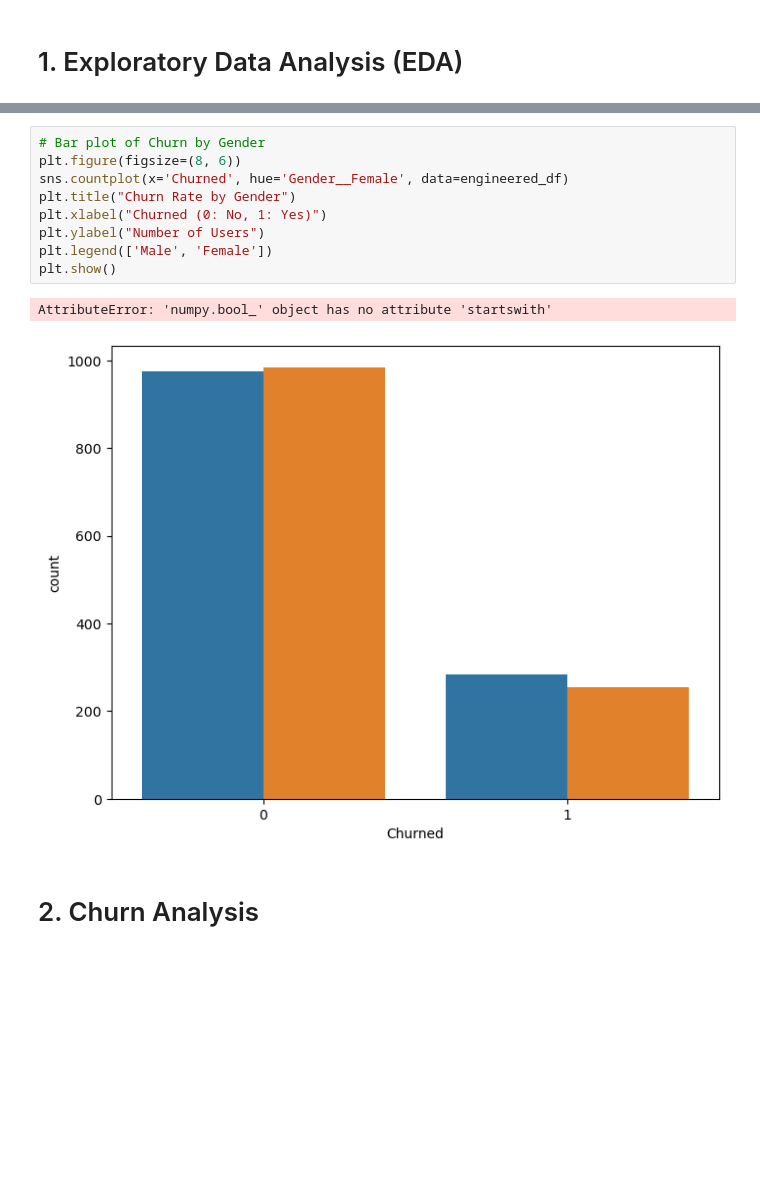
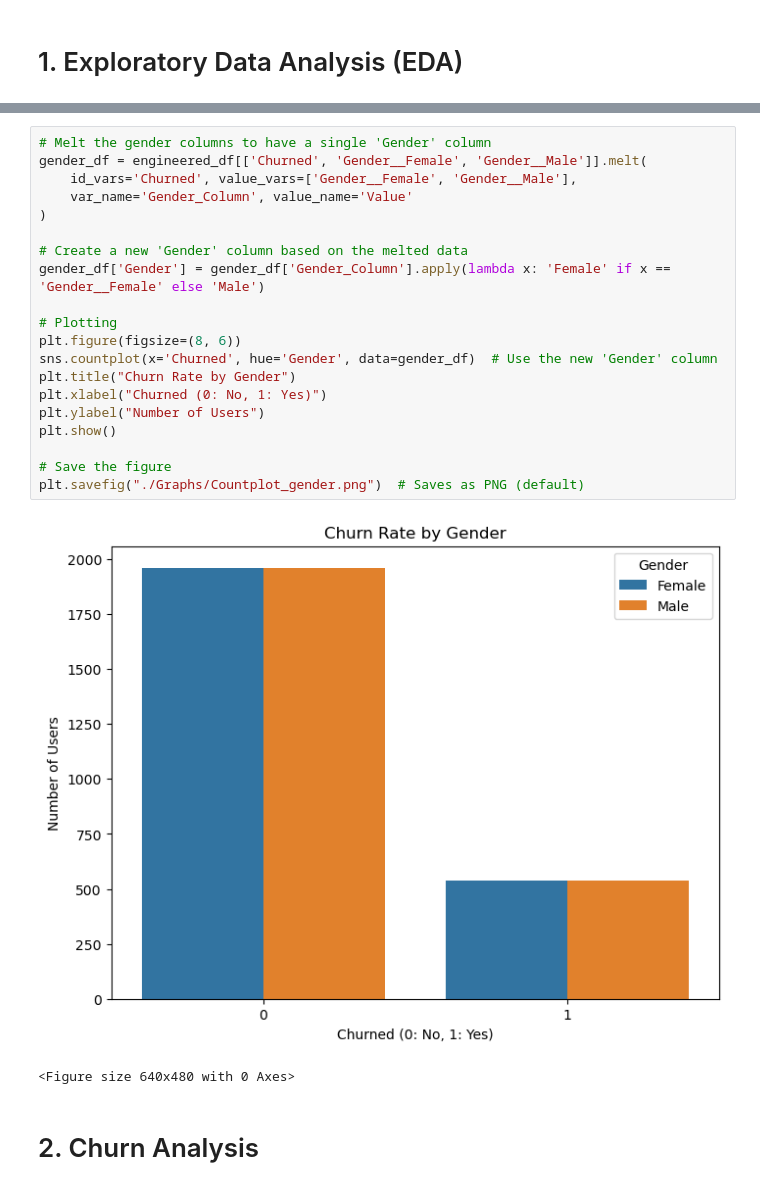
Before and after one commit to AlexOrtiz5/Churn_Prediction, a Jupyter notebook: Visualization.ipynb, the cells around one changed output, grey strips where cells are left out. Cells and saved outputs as stored; diff of their text form; blank space fills up the shorter version.

```diff
--- a/Visualization.ipynb
+++ b/Visualization.ipynb
@@ -37,15 +41,26 @@ plt.show()
 # %%
-# Bar plot of Churn by Gender
+# Melt the gender columns to have a single 'Gender' column
+gender_df = engineered_df[['Churned', 'Gender__Female', 'Gender__Male']].melt(
+    id_vars='Churned', value_vars=['Gender__Female', 'Gender__Male'],
+    var_name='Gender_Column', value_name='Value'
+)
+
+# Create a new 'Gender' column based on the melted data
+gender_df['Gender'] = gender_df['Gender_Column'].apply(lambda x: 'Female' if x == 'Gender__Female' else 'Male')
+
+# Plotting
 plt.figure(figsize=(8, 6))
-sns.countplot(x='Churned', hue='Gender__Female', data=engineered_df)
+sns.countplot(x='Churned', hue='Gender', data=gender_df)  # Use the new 'Gender' column
 plt.title("Churn Rate by Gender")
 plt.xlabel("Churned (0: No, 1: Yes)")
 plt.ylabel("Number of Users")
-plt.legend(['Male', 'Female'])
 plt.show()
+
+# Save the figure
+plt.savefig("./Graphs/Countplot_gender.png")  # Saves as PNG (default)
 # %% [output]
+[figure, new version]
-AttributeError: 'numpy.bool_' object has no attribute 'startswith'
+<Figure size 640x480 with 0 Axes>
-[figure, old version]
 # %% [markdown]
 # 2. Churn Analysis
 # %%
```
Also changed, not shown: parts of 6 cells of this notebook.
